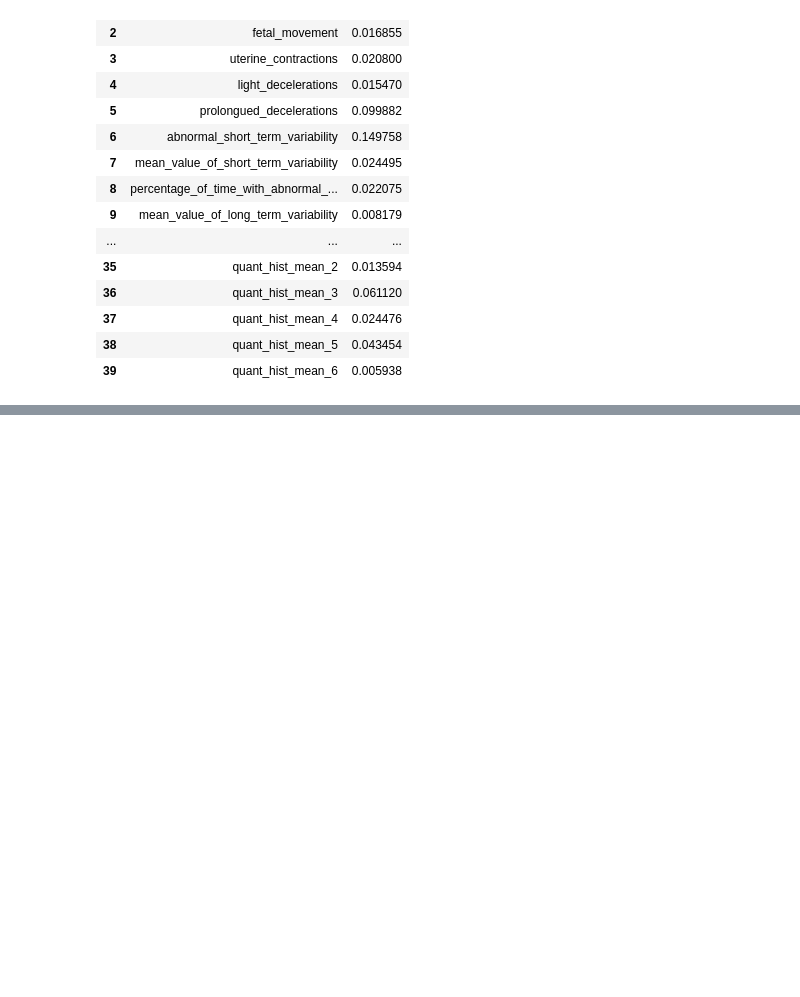
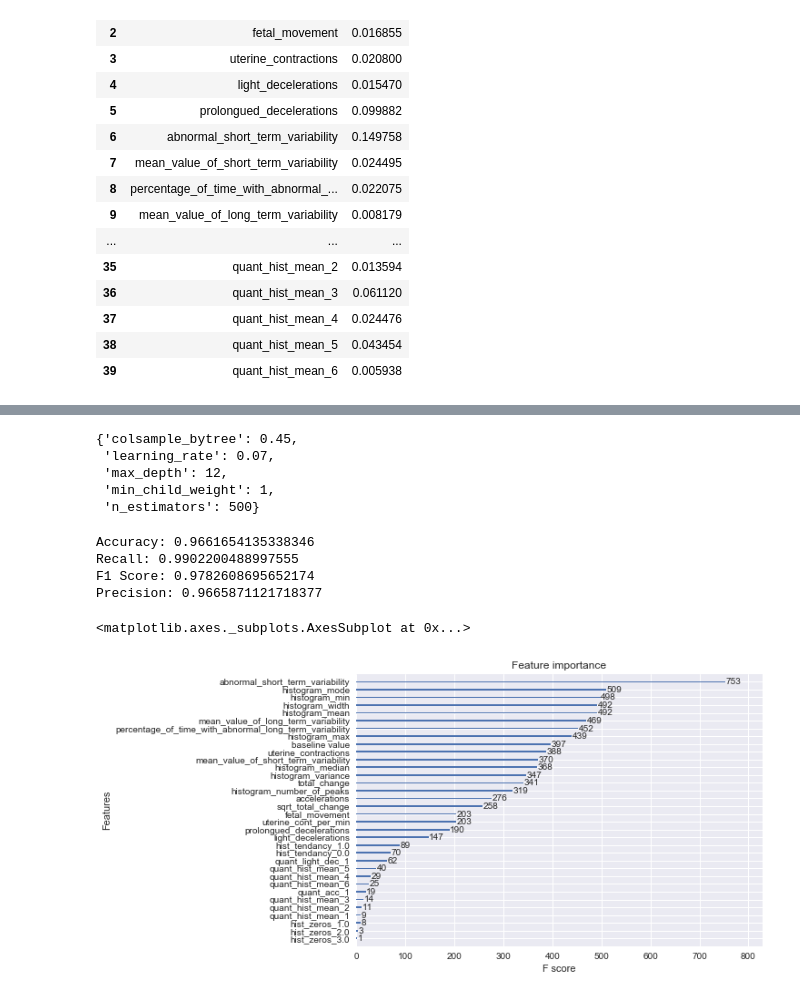
Before and after one commit to Jacobheyman702/Predicting-Fetal-Risk-Using-Cardiotocographic-Data, a Jupyter notebook: experimental_feature_Modeling.ipynb, the cells around one changed output, grey strips where cells are left out. Cells and saved outputs as stored; diff of their text form; code cells hidden in the pictures; blank space fills up the shorter version.

Commit message:
xgboost gridsearch

```diff
--- a/experimental_feature_Modeling.ipynb
+++ b/experimental_feature_Modeling.ipynb
@@ -464,3 +464,21 @@ coef_table
 | 37 | quant_hist_mean_4 | 0.024476 |
 | 38 | quant_hist_mean_5 | 0.043454 |
 | 39 | quant_hist_mean_6 | 0.005938 |
+# %%
+clf_xgb = xgb.XGBClassifier(objective = 'binary:logistic')
+param_dist = {'n_estimators': [500,1000,1500],
+              'learning_rate': [0.1,0.07,0.05,0.03,0.01],
+              'max_depth': [9,10,11,12,13],
+              'colsample_bytree': [0.5,0.45,0.4],
+              'min_child_weight': [1, 2, 3]
+             }
+# %%
+grid_xg = GridSearchCV(estimator=clf_xgb,
+                      param_grid= param_dist,
+                      scoring='f1',
+                      n_jobs=-1,
+                      verbose=1,
+                      iid=False,
+                      cv=10)
+# %%
+grid_xg.fit(smX_train,smy_train)
@@ -466,0 +507,8 @@ coef_table
+# %%
+grid_xg.best_params_
+# %% [output]
+{'colsample_bytree': 0.45,
+ 'learning_rate': 0.07,
+ 'max_depth': 12,
+ 'min_child_weight': 1,
+ 'n_estimators': 500}
@@ -466,0 +517,13 @@ coef_table
+# %%
+evaluation(y_test,y_pred)
+# %% [output]
+Accuracy: 0.9661654135338346
+Recall: 0.9902200488997555
+F1 Score: 0.9782608695652174
+Precision: 0.9665871121718377
+# %%
+from xgboost import plot_importance
+plot_importance(grid_xg.best_estimator_)
+# %% [output]
+<matplotlib.axes._subplots.AxesSubplot at 0x...>
+[figure, added]
```
Also changed, not shown: parts of 2 cells of this notebook.
